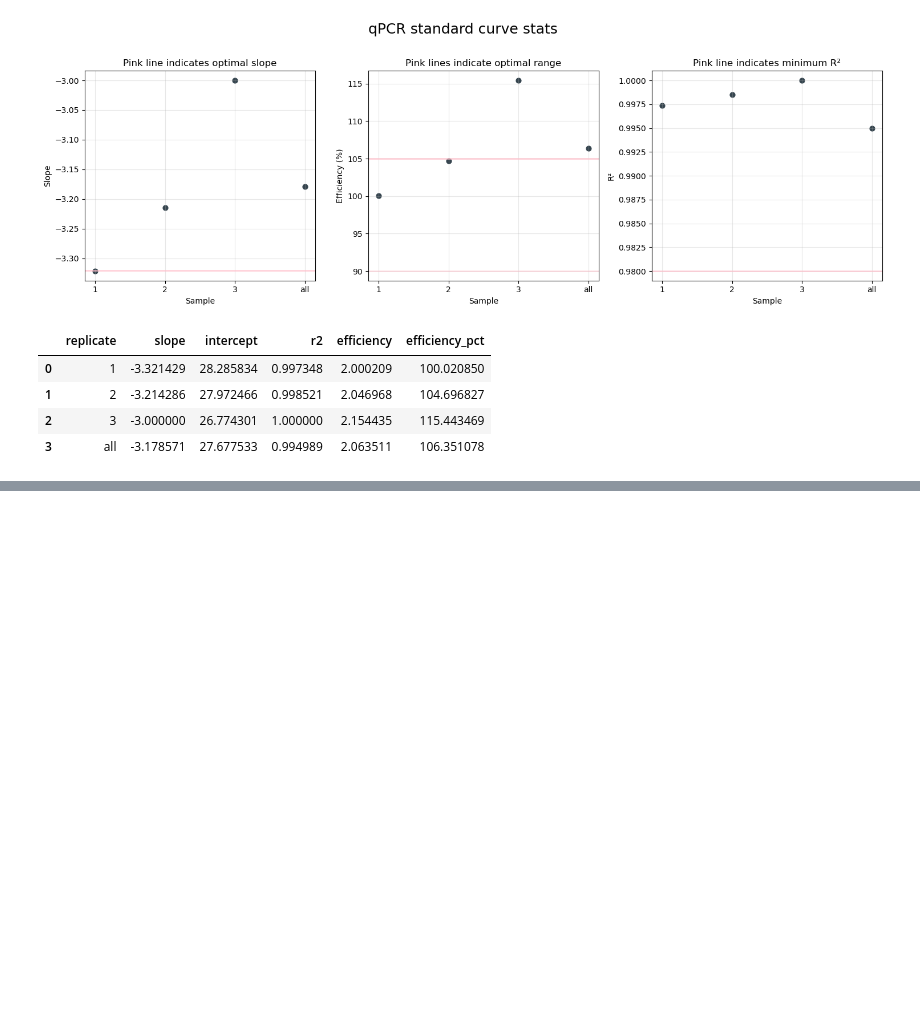
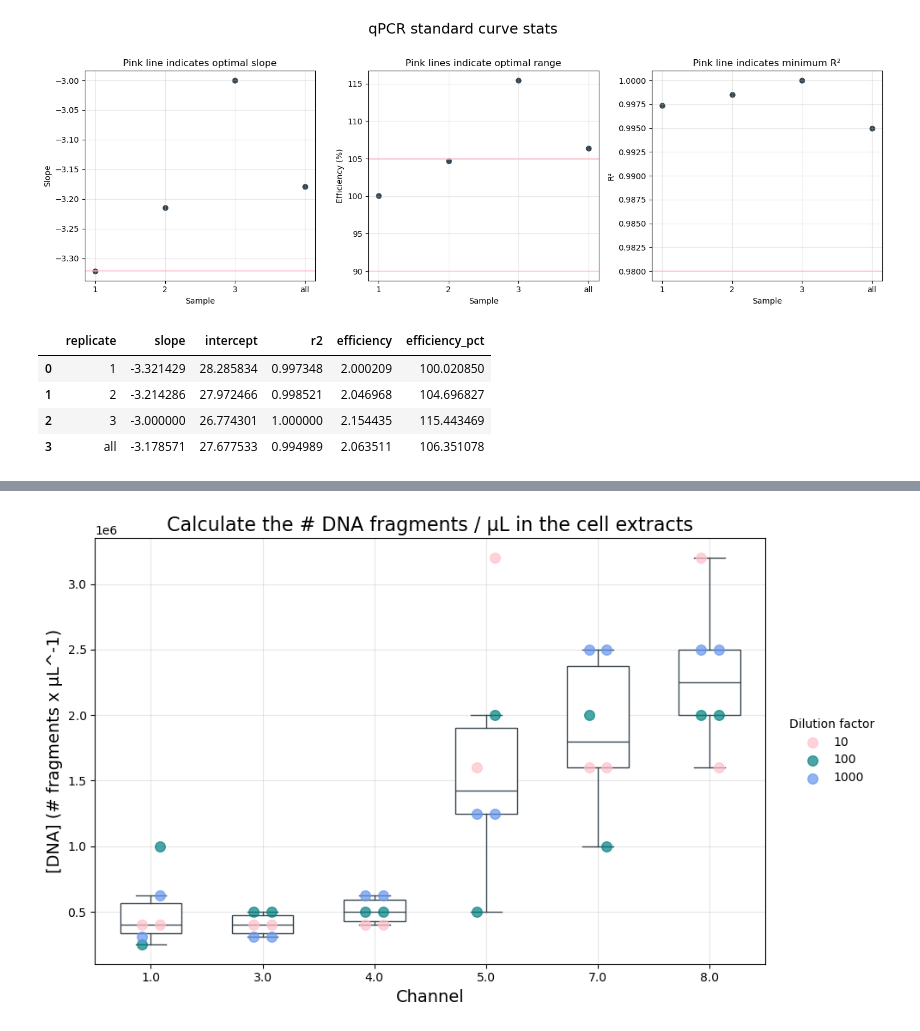
Before and after one commit to EvaPeet-sp/SystemsPractice, a Jupyter notebook: ploidy.ipynb, the cells around one changed output, grey strips where cells are left out. Drawn from its saved outputs; the diff is of its cells as text; code cells hidden in the pictures; blank space fills up the shorter version.

Commit message:
calculate ploidy levels

```diff
--- a/ploidy.ipynb
+++ b/ploidy.ipynb
@@ -556,0 +621,82 @@ best_r2 = 0.9973
+# %%
+import matplotlib.pyplot as plt
+import numpy as np
+import pandas as pd
+
+plot_df = qpcr_sample.copy()
+
+# keep channels in sorted order
+channels = sorted(plot_df['channel'].unique())
+channel_positions = np.arange(1, len(channels) + 1)
+
+# data for boxplot
+boxplot_data = [
+    plot_df.loc[plot_df['channel'] == ch, 'dna_fragments_in_original_extract_per_ul'].values
+    for ch in channels
+]
+
+# colours for dilution factors
+color_map = {
+    10: 'pink',
+    100: 'teal',
+    1000: 'cornflowerblue'
+}
+
+fig, ax = plt.subplots(figsize=(10, 6))
+
+# boxplot
+bp = ax.boxplot(
+    boxplot_data,
+    positions=channel_positions,
+    widths=0.55,
+    patch_artist=True,
+    showfliers=False
+)
+
+for box in bp['boxes']:
+    box.set(facecolor='white', edgecolor='#36454F', linewidth=1)
+
+for whisker in bp['whiskers']:
+    whisker.set(color='#36454F', linewidth=1)
+
+for cap in bp['caps']:
+    cap.set(color='#36454F', linewidth=1)
+
+for median in bp['medians']:
+    median.set(color='#36454F', linewidth=1)
+
+# overlay points, coloured by dilution factor
+for dilution_factor, color in color_map.items():
+    subset = plot_df[plot_df['dilution_factor'] == dilution_factor]
+
+    xs = []
+    ys = []
+
+    for ch in channels:
+        y_vals = subset.loc[
+            subset['channel'] == ch,
+            'dna_fragments_in_original_extract_per_ul'
+        ].values
+
+        if len(y_vals) > 0:
+            x_center = channel_positions[channels.index(ch)]
+            # small horizontal jitter
+            jitter = np.linspace(-0.08, 0.08, len(y_vals)) if len(y_vals) > 1 else np.array([0.0])
+            xs.extend(x_center + jitter)
+            ys.extend(y_vals)
+
+    ax.scatter(xs, ys, color=color, s=70, alpha=0.7, label=str(dilution_factor), zorder=3)
+
+ax.set_xticks(channel_positions)
+ax.set_xticklabels([str(ch) for ch in channels])
+ax.set_xlabel('Channel', fontsize=14)
+ax.set_ylabel(r'[DNA] (# fragments x μL^-1)', fontsize=14)
+ax.set_title('Calculate the # DNA fragments / μL in the cell extracts', fontsize=16)
+
+ax.grid(True, alpha=0.3)
+ax.legend(title='Dilution factor', bbox_to_anchor=(1.02, 0.5), loc='center left', frameon=False)
+
+plt.tight_layout()
+plt.show()
+# %% [output]
+[figure, added]
```
Also changed, not shown: parts of 11 cells of this notebook.
